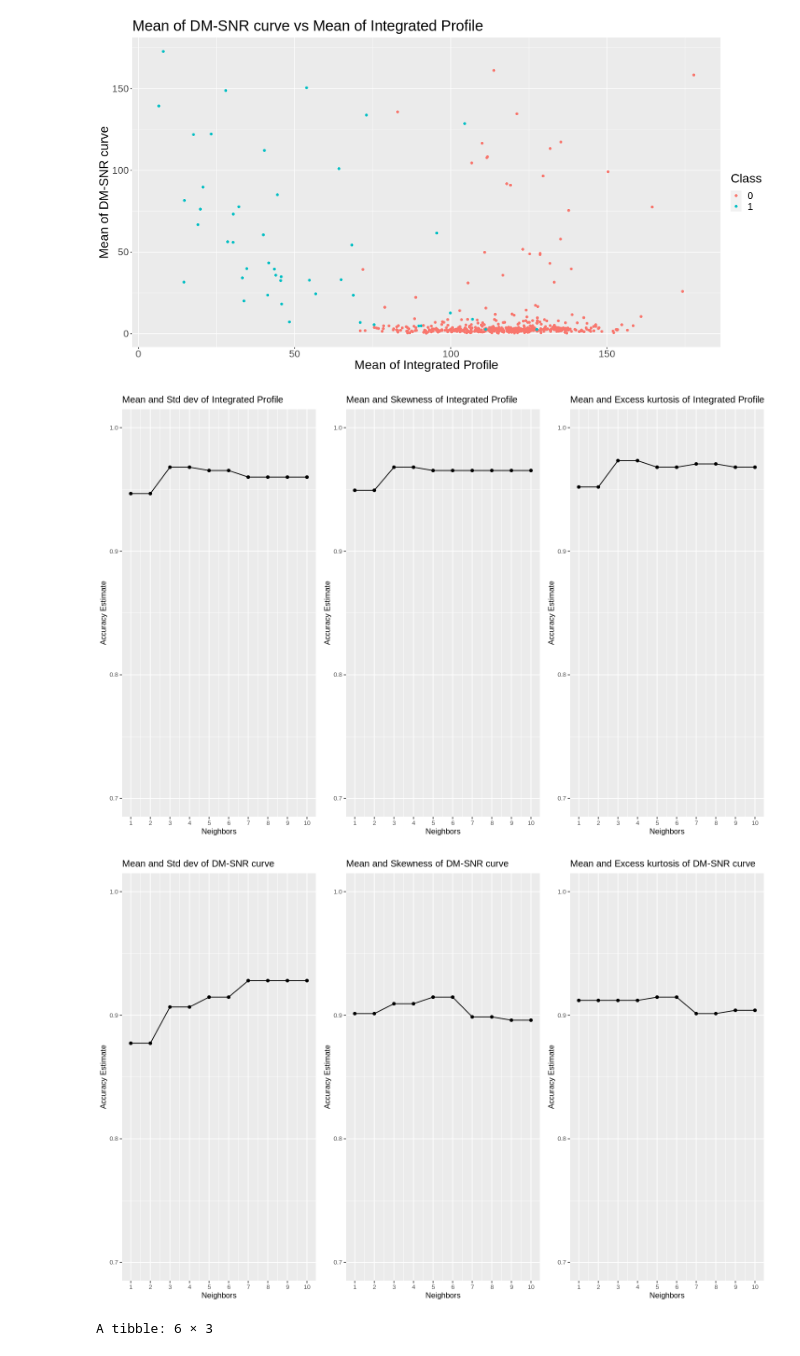
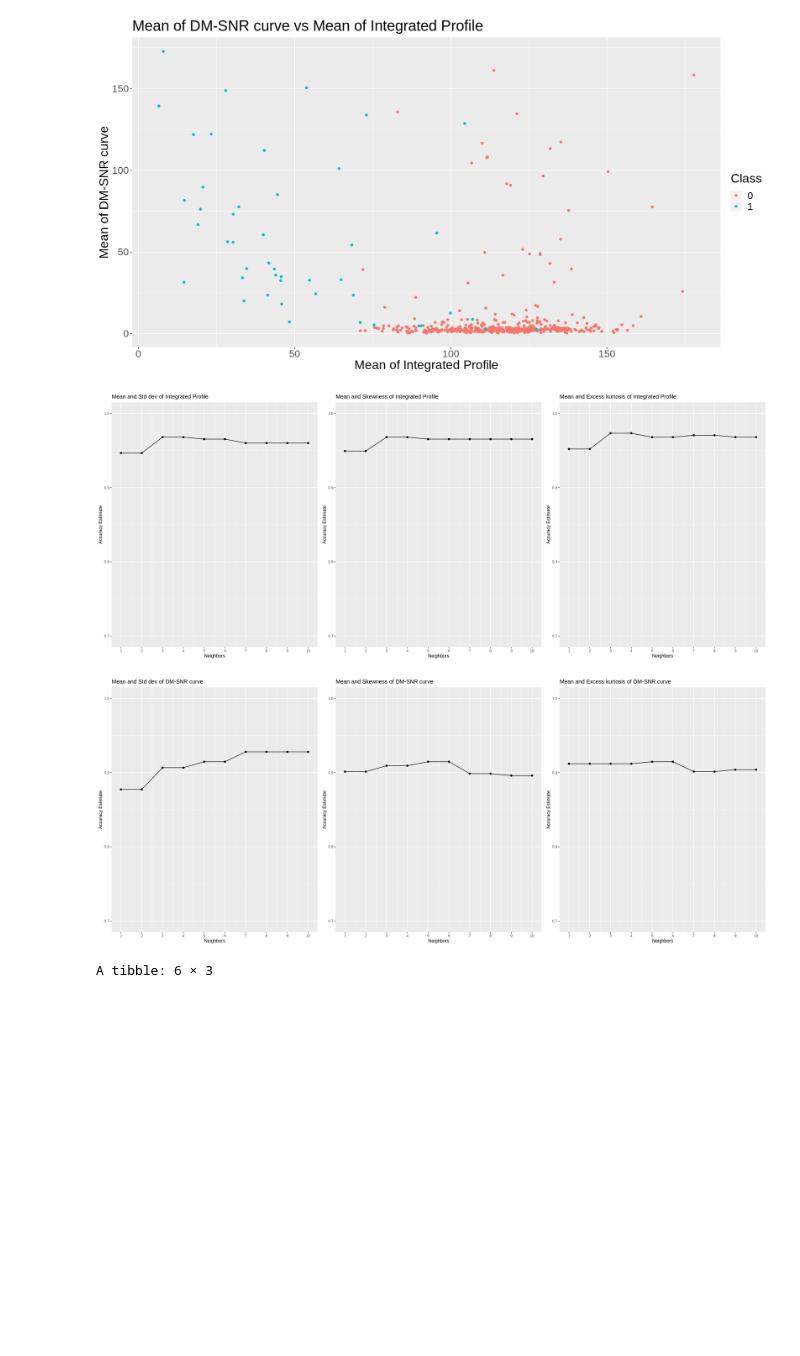
Before and after one commit to kseniak1/DSCI100-Project, a Jupyter notebook: Avishka_notebook.ipynb, the cells around one changed output. Drawn from its saved outputs; the diff is of its cells as text; code cells hidden in the pictures; blank space fills up the shorter version.

Commit message:
Changed_graphs

```diff
--- a/Avishka_notebook.ipynb
+++ b/Avishka_notebook.ipynb
@@ -337,11 +307,12 @@ dm_plot_3 <- ggplot(knn_dm_results_3, aes(x = neighbors, y = mean)) +
        ggtitle("Mean and Excess kurtosis of DM-SNR curve") +
        theme(text = element_text(size = 10))
 # %%
+options(repr.plot.width = 20, repr.plot.height = 8)
 plot_grid(ip_plot_1, ip_plot_2, ip_plot_3, ncol = 3)
 plot_grid(dm_plot_1, dm_plot_2, dm_plot_3, ncol = 3)
 # %% [output]
-[figure, old version]
+[figure, new version]
-[figure, old version]
+[figure, new version]
 # %%
 #Choosing the best variable pair
 
```
Also changed, not shown: parts of 8 cells of this notebook.
